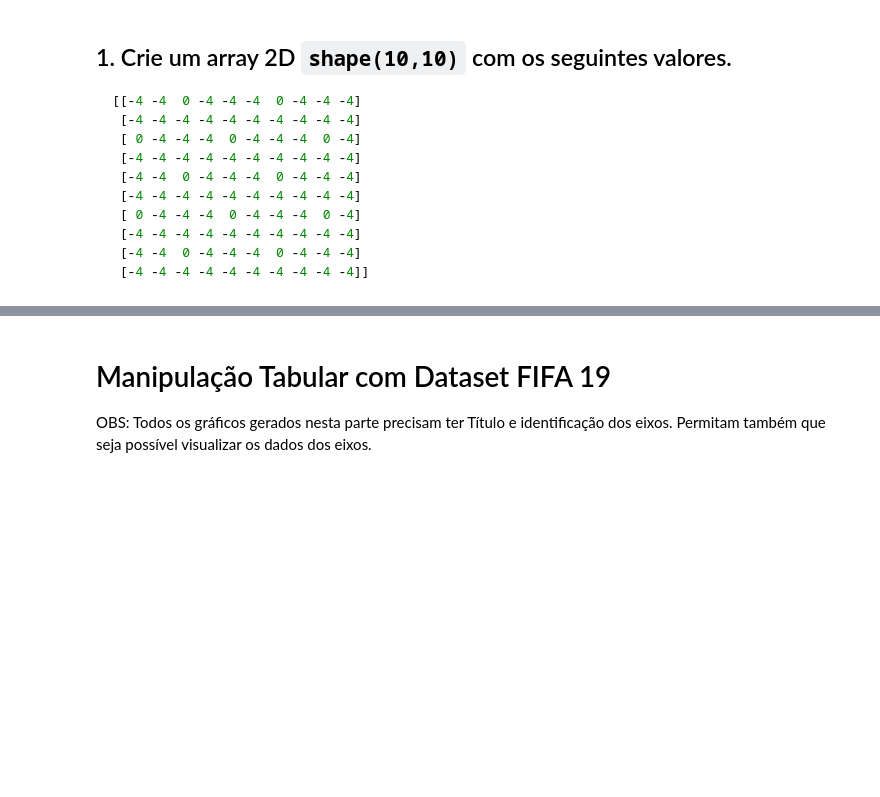
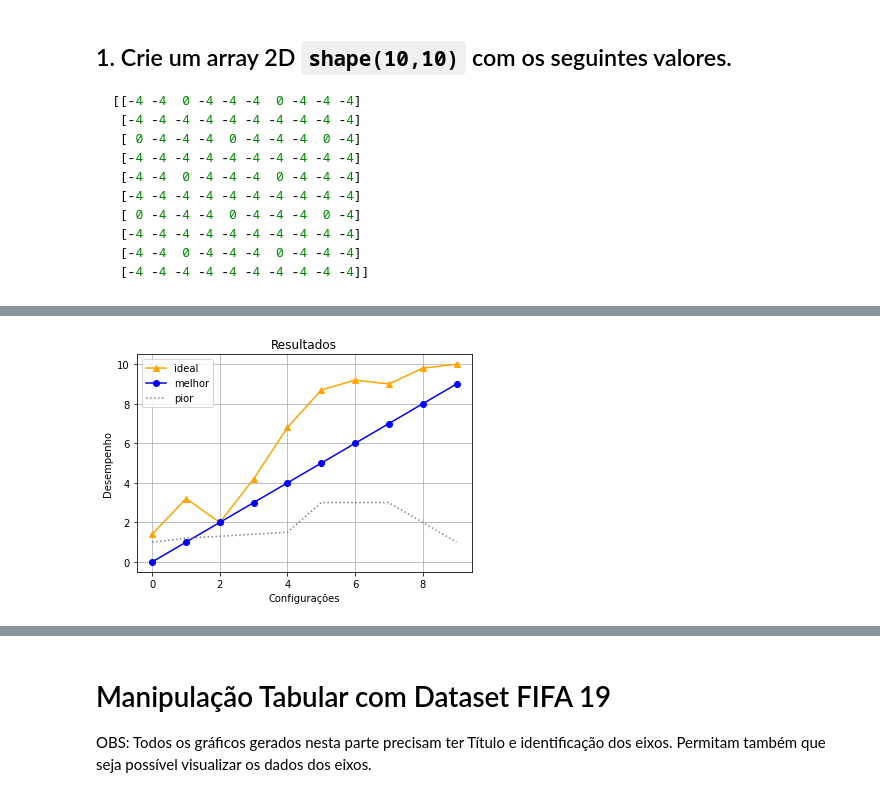
Before and after one commit to macedoti13/Fifa_Data_Analysis, a Jupyter notebook: TG2.ipynb, the cells around one changed output, grey strips where cells are left out. Cells and saved outputs as stored; diff of their text form; code cells hidden in the pictures; blank space fills up the shorter version.

````diff
--- a/TG2.ipynb
+++ b/TG2.ipynb
@@ -53,6 +69,29 @@ y3 = np.array([1, 1.2, 1.3, 1.4, 1.5, 3, 3, 3, 2, 1])
 **Resultado Esperado:**
 
 ![](dados/fig-tg2-ex2.png)
+# %%
+np.random.seed(0)
+x = np.arange(10)
+y1 = np.array([1.4, 3.2, 2, 4.2, 6.8, 8.7, 9.2, 9, 9.8, 10])
+y2 = np.array([0, 1, 2, 3, 4, 5, 6, 7, 8, 9])
+y3 = np.array([1, 1.2, 1.3, 1.4, 1.5, 3, 3, 3, 2, 1])
+
+fig, ax = plt.subplots()
+
+ax.plot(x, y1, color='orange', marker='^', label='ideal')
+ax.plot(x, y2, color='blue', marker='o', label='melhor')
+ax.plot(x, y3, color='gray', linestyle=':', label='pior')
+
+ax.set_ylabel('Desempenho')
+ax.set_xlabel('Configurações')
+ax.set_title('Resultados')
+
+ax.grid(True)
+ax.legend()
+
+plt.show()
+# %% [output]
+[figure, added]
 # %% [markdown]
 ## 3. Dado as funções `sigmoid` e `relu`, apresente em um gráfico o intervalo de `[-6, 6]` com espaçamento de `0.4` entre os elementos para o eixo `_x_`.
 ```python
````
Also changed, not shown: parts of 18 cells of this notebook.
